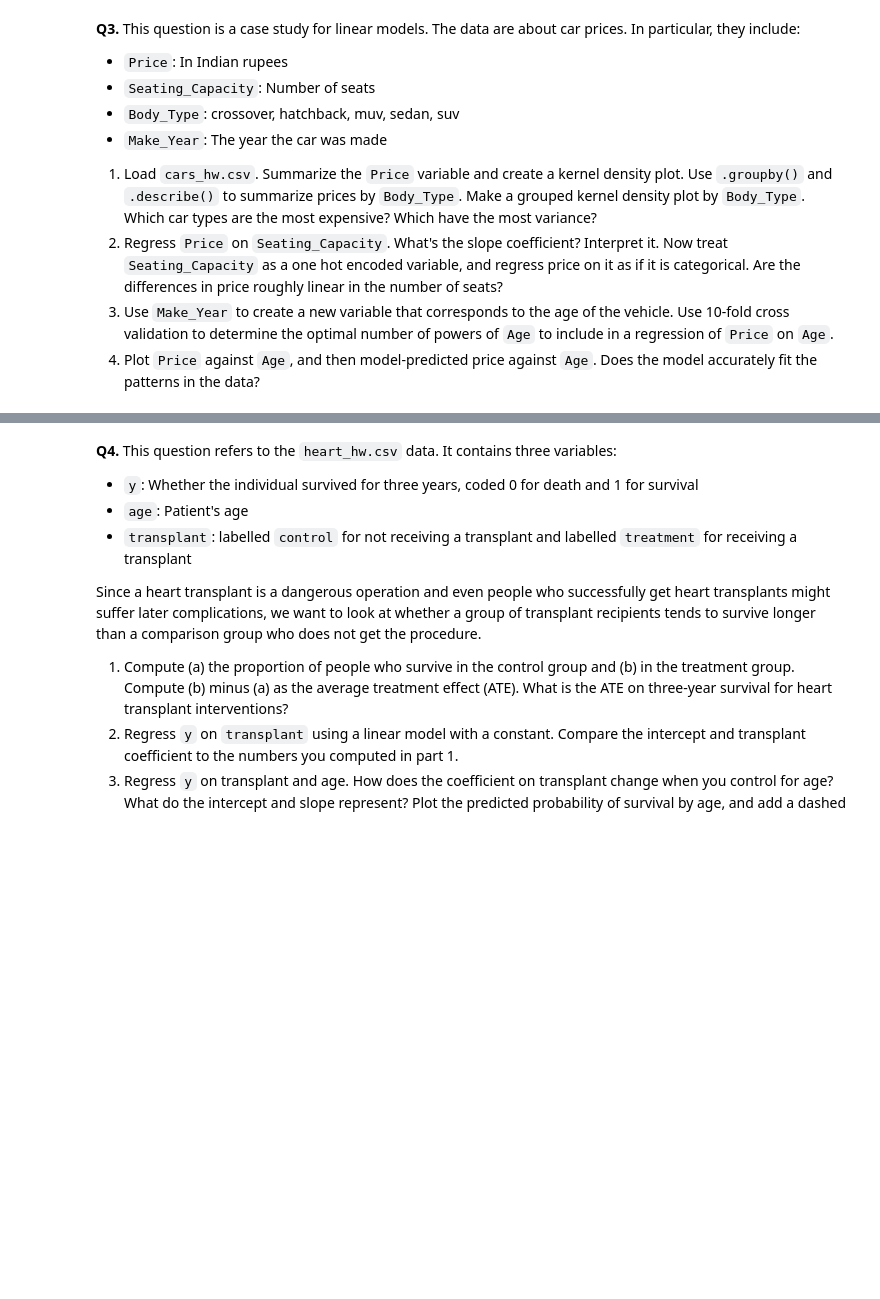
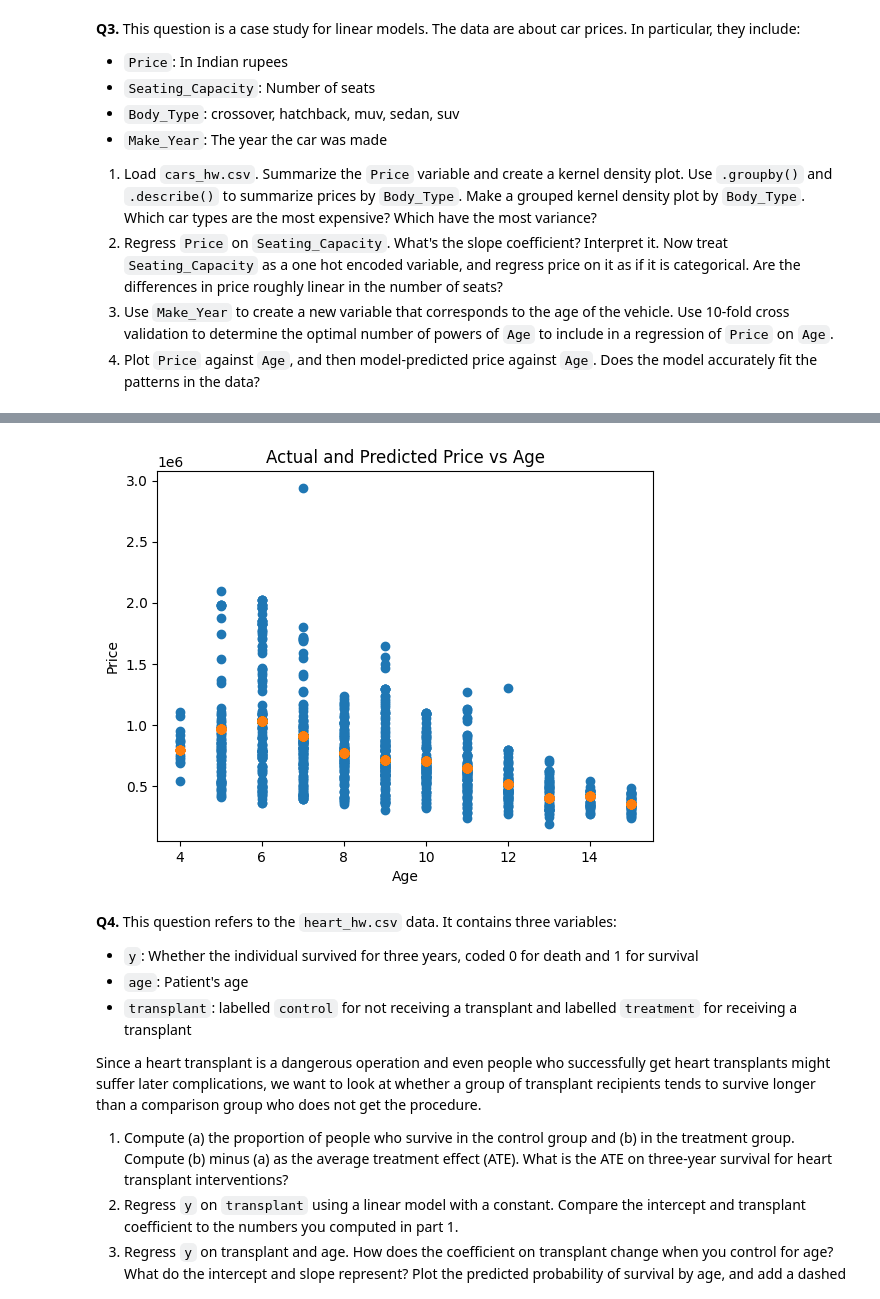
Before and after one commit to AustinChinn03/assignments, a Jupyter notebook: 03_assignment_linear_models.ipynb, the cells around one changed output, grey strips where cells are left out. Cells and saved outputs as stored; diff of their text form; code cells hidden in the pictures; blank space fills up the shorter version.

```diff
--- a/03_assignment_linear_models.ipynb
+++ b/03_assignment_linear_models.ipynb
@@ -251,3 +411,32 @@ Model C MSE: 21045.456149618978
+# %%
+# Q3.4
+
+# Set best degree
+best_degree = 7
+
+# Build polynomial function
+poly = PolynomialFeatures(best_degree, include_bias=False)
+X_poly = poly.fit_transform(cars[["Age"]])
+
+# Create linear model
+model = LinearRegression()
+model.fit(X_poly, y)
+
+# Add predicted price to dataframe
+cars["Predicted_Price"] = model.predict(X_poly)
+# %%
+# Plot model
+plt.scatter(cars["Age"], cars["Price"])
+plt.scatter(cars["Age"], cars["Predicted_Price"])
+plt.xlabel("Age")
+plt.ylabel("Price")
+plt.title("Actual and Predicted Price vs Age")
+plt.show()
+
+# The model does appear to accurately predict the price of cars with age
+# considering the amount of variance there is in price
+# %% [output]
+[figure, added]
 # %% [markdown]
 **Q4.** This question refers to the `heart_hw.csv` data. It contains three variables:
 
```
Also changed, not shown: parts of 21 cells of this notebook.
